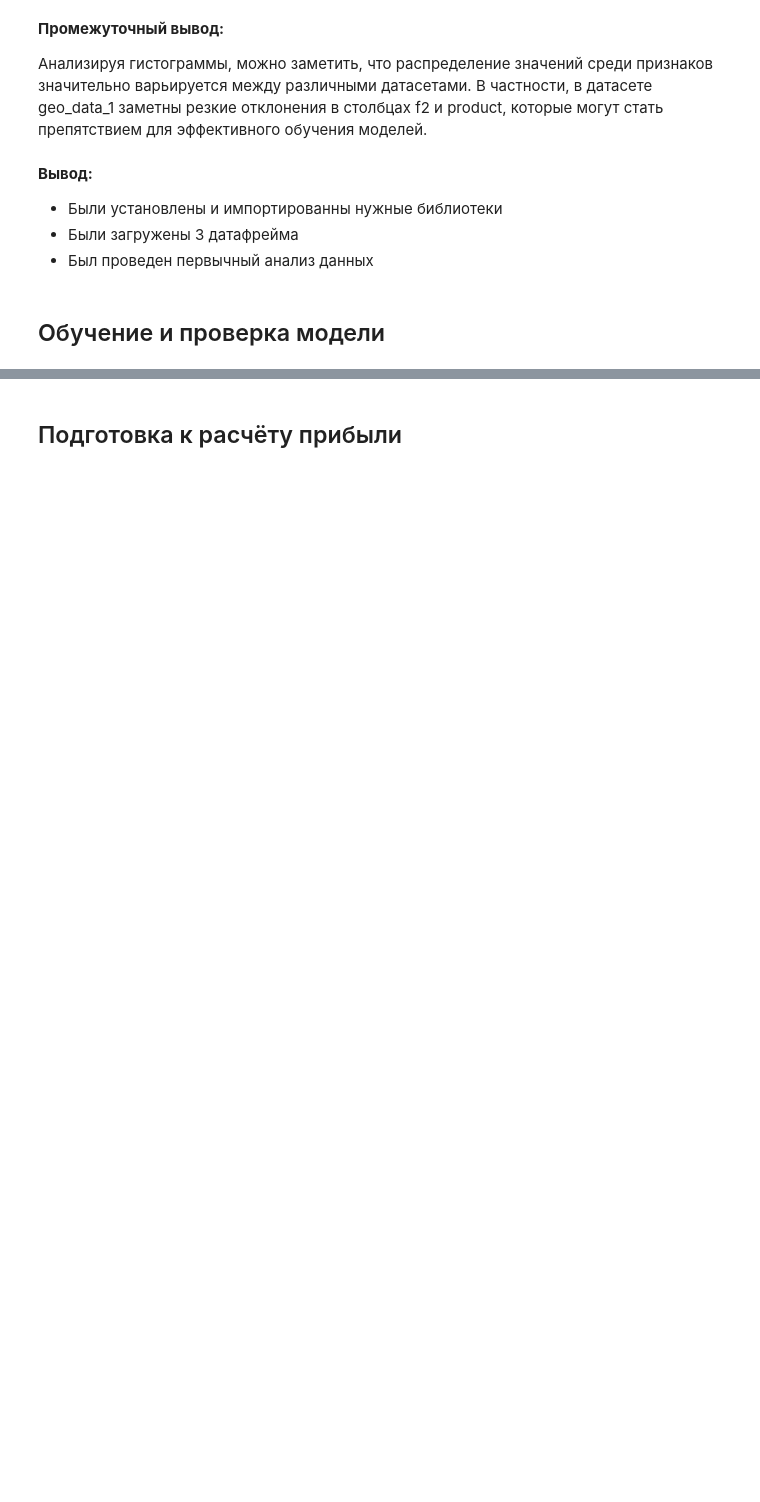
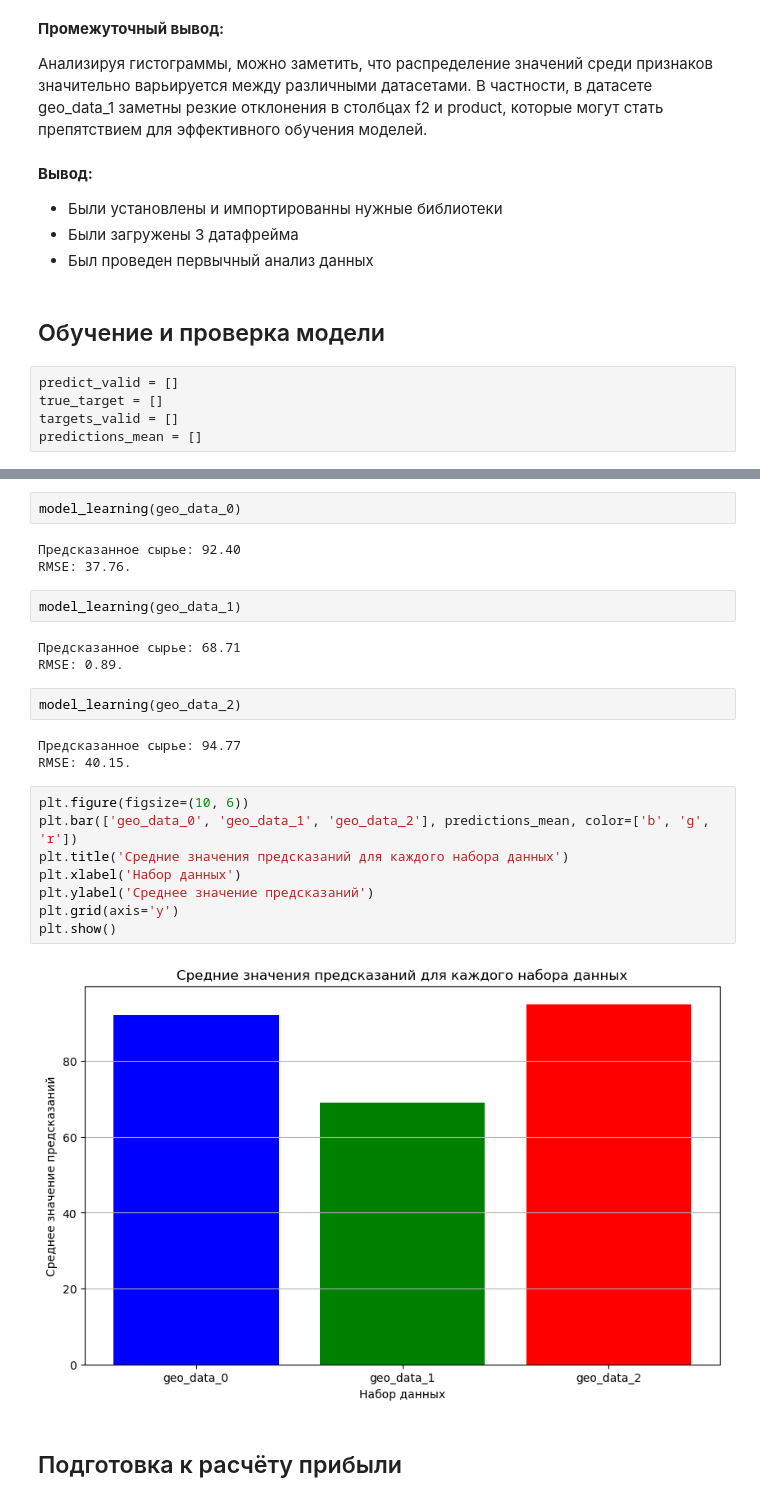
Before and after one commit to butuzovzeleboba/Choosing-a-location-for-a-well, a Jupyter notebook: Choosing a location for a well.ipynb, the cells around one changed output, grey strips where cells are left out. Saved outputs shown, nothing was run; the diff lists cells and outputs as text; blank space fills up the shorter version.

```diff
--- a/Choosing a location for a well.ipynb
+++ b/Choosing a location for a well.ipynb
@@ -242,3 +245,8 @@ plot_hist(geo_data_2)
 - Был проведен первычный анализ данных
 # %% [markdown]
 ## Обучение и проверка модели
+# %%
+predict_valid = []
+true_target = []
+targets_valid = []
+predictions_mean = []
@@ -245,2 +272,27 @@ plot_hist(geo_data_2)
+# %%
+model_learning(geo_data_0)
+# %% [output]
+Предсказанное сырье: 92.40
+RMSE: 37.76.
+# %%
+model_learning(geo_data_1)
+# %% [output]
+Предсказанное сырье: 68.71
+RMSE: 0.89.
+# %%
+model_learning(geo_data_2)
+# %% [output]
+Предсказанное сырье: 94.77
+RMSE: 40.15.
+# %%
+plt.figure(figsize=(10, 6))
+plt.bar(['geo_data_0', 'geo_data_1', 'geo_data_2'], predictions_mean, color=['b', 'g', 'r'])
+plt.title('Средние значения предсказаний для каждого набора данных')
+plt.xlabel('Набор данных')
+plt.ylabel('Среднее значение предсказаний')
+plt.grid(axis='y')
+plt.show()
+# %% [output]
+[figure, added]
 # %% [markdown]
 ## Подготовка к расчёту прибыли
```
Also changed, not shown: parts of 14 cells of this notebook.
